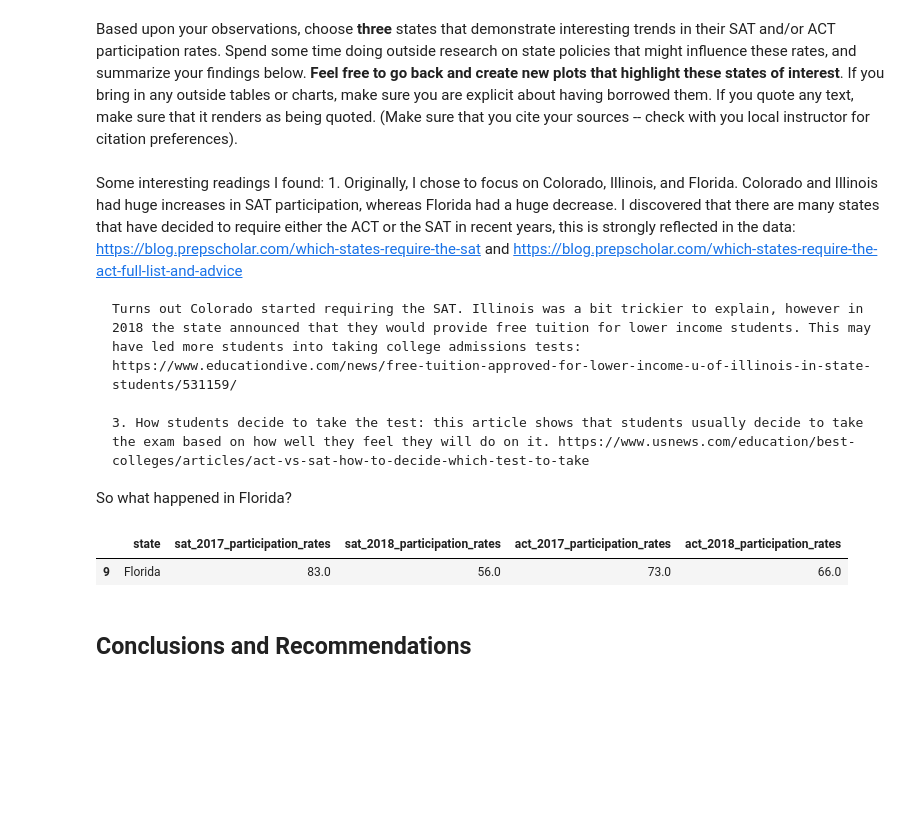
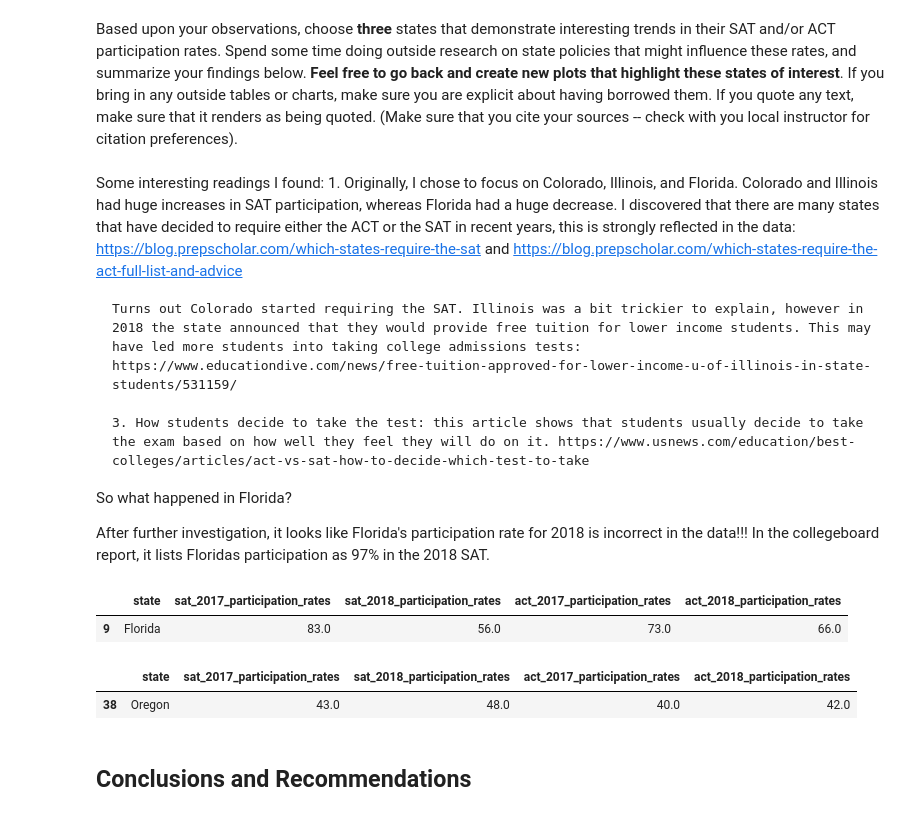
Before and after one commit to dmiz6393/ACT_SAT_dataset, a Jupyter notebook: code/starter-code.ipynb, the cells around one changed output. Saved outputs shown, nothing was run; the diff lists cells and outputs as text; code cells hidden in the pictures; blank space fills up the shorter version.

```diff
--- a/code/starter-code.ipynb
+++ b/code/starter-code.ipynb
@@ -1778,6 +1734,8 @@ Some interesting readings I found:
     3. How students decide to take the test: this article shows that students usually decide to take the exam based on how well they feel they will do on it. https://www.usnews.com/education/best-colleges/articles/act-vs-sat-how-to-decide-which-test-to-take
 
 So what happened in Florida?
+
+After further investigation, it looks like Florida's participation rate for 2018 is incorrect in the data!!! In the collegeboard report, it lists Floridas participation as 97% in the 2018 SAT.
 # %%
 fl= final.loc[final["state"]=="Florida"]
 # %%
@@ -1785,6 +1743,13 @@ fl[["state","sat_2017_participation_rates","sat_2018_participation_rates","act_2
 # %% [output]
 |  | state | sat_2017_participation_rates | sat_2018_participation_rates | act_2017_participation_rates | act_2018_participation_rates |
 | 9 | Florida | 83.0 | 56.0 | 73.0 | 66.0 |
+# %%
+oregon= final.loc[final["state"]=="Oregon"]
+# %%
+oregon[["state","sat_2017_participation_rates","sat_2018_participation_rates","act_2017_participation_rates","act_2018_participation_rates"]]
+# %% [output]
+|  | state | sat_2017_participation_rates | sat_2018_participation_rates | act_2017_participation_rates | act_2018_participation_rates |
+| 38 | Oregon | 43.0 | 48.0 | 40.0 | 42.0 |
 # %% [markdown]
 ## Conclusions and Recommendations
 # %% [markdown]
```
Also changed, not shown: parts of 47 cells of this notebook.
